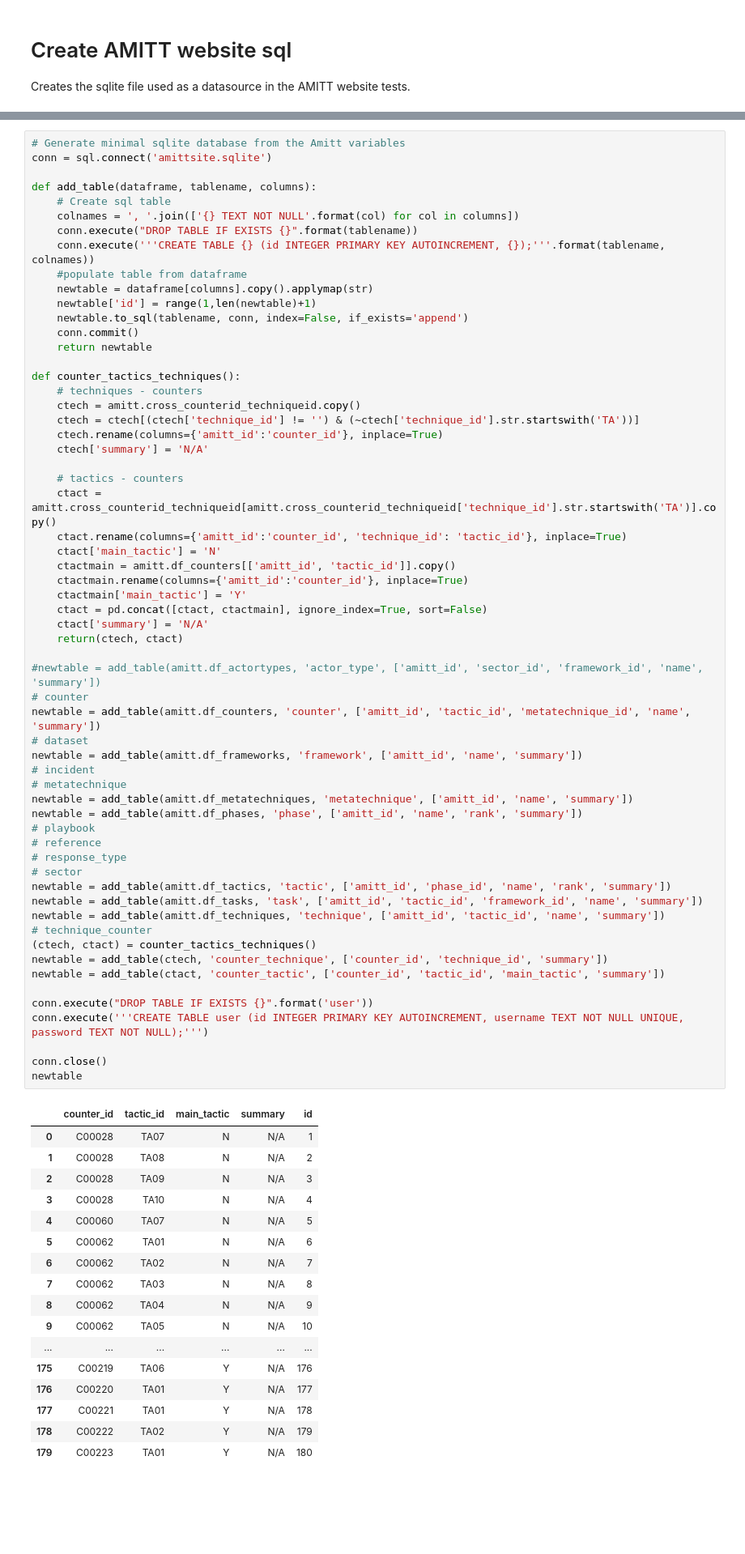
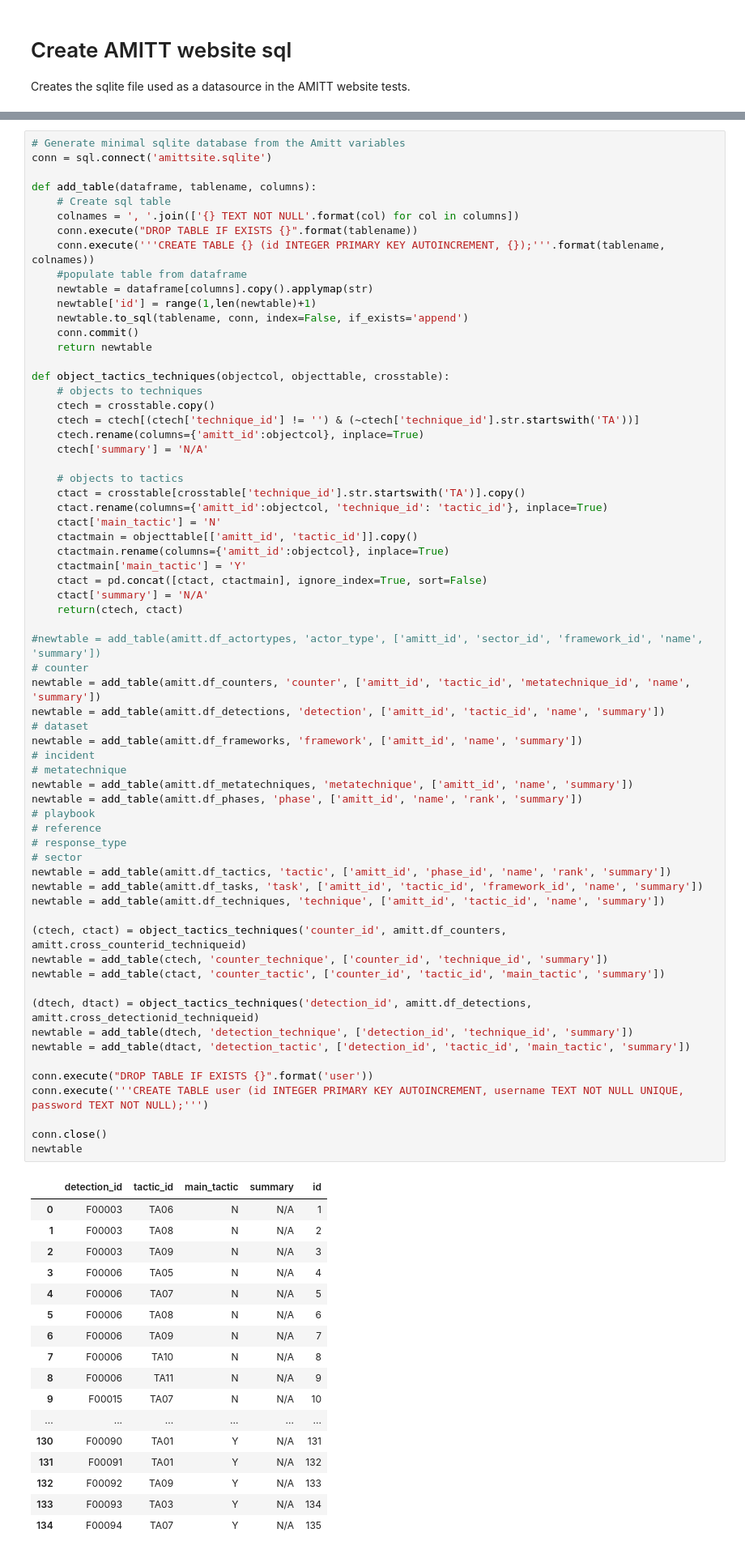
Before and after one commit to cogsec-collaborative/AMITT, a Jupyter notebook: HTML_GENERATING_CODE/AMITT_create_website_sql.ipynb, the cells around one changed output, grey strips where cells are left out. Shown: that part at 81% size. Saved outputs shown, nothing was run; the diff lists cells and outputs as text; blank space fills up the shorter version.

Commit message:
added detections to sqlite file

```diff
--- a/HTML_GENERATING_CODE/AMITT_create_website_sql.ipynb
+++ b/HTML_GENERATING_CODE/AMITT_create_website_sql.ipynb
@@ -52,65 +72,70 @@ def add_table(dataframe, tablename, columns):
     conn.commit()
     return newtable
 
-def counter_tactics_techniques():
-    # techniques - counters
-    ctech = amitt.cross_counterid_techniqueid.copy()
+def object_tactics_techniques(objectcol, objecttable, crosstable):
+    # objects to techniques
+    ctech = crosstable.copy()
     ctech = ctech[(ctech['technique_id'] != '') & (~ctech['technique_id'].str.startswith('TA'))]
-    ctech.rename(columns={'amitt_id':'counter_id'}, inplace=True)
+    ctech.rename(columns={'amitt_id':objectcol}, inplace=True)
     ctech['summary'] = 'N/A'
 
-    # tactics - counters
-    ctact = amitt.cross_counterid_techniqueid[amitt.cross_counterid_techniqueid['technique_id'].str.startswith('TA')].copy()
-    ctact.rename(columns={'amitt_id':'counter_id', 'technique_id': 'tactic_id'}, inplace=True)
+    # objects to tactics
+    ctact = crosstable[crosstable['technique_id'].str.startswith('TA')].copy()
+    ctact.rename(columns={'amitt_id':objectcol, 'technique_id': 'tactic_id'}, inplace=True)
     ctact['main_tactic'] = 'N'
-    ctactmain = amitt.df_counters[['amitt_id', 'tactic_id']].copy()
-    ctactmain.rename(columns={'amitt_id':'counter_id'}, inplace=True)
+    ctactmain = objecttable[['amitt_id', 'tactic_id']].copy()
+    ctactmain.rename(columns={'amitt_id':objectcol}, inplace=True)
     ctactmain['main_tactic'] = 'Y'
     ctact = pd.concat([ctact, ctactmain], ignore_index=True, sort=False)
     ctact['summary'] = 'N/A'
     return(ctech, ctact)
 
 #newtable = add_table(amitt.df_actortypes, 'actor_type', ['amitt_id', 'sector_id', 'framework_id', 'name', 'summary'])
 # counter
 newtable = add_table(amitt.df_counters, 'counter', ['amitt_id', 'tactic_id', 'metatechnique_id', 'name', 'summary'])
+newtable = add_table(amitt.df_detections, 'detection', ['amitt_id', 'tactic_id', 'name', 'summary'])
 # dataset
 newtable = add_table(amitt.df_frameworks, 'framework', ['amitt_id', 'name', 'summary'])
 # incident
 # metatechnique
 newtable = add_table(amitt.df_metatechniques, 'metatechnique', ['amitt_id', 'name', 'summary'])
 newtable = add_table(amitt.df_phases, 'phase', ['amitt_id', 'name', 'rank', 'summary'])
 # playbook
 # reference
 # response_type
 # sector
 newtable = add_table(amitt.df_tactics, 'tactic', ['amitt_id', 'phase_id', 'name', 'rank', 'summary'])
 newtable = add_table(amitt.df_tasks, 'task', ['amitt_id', 'tactic_id', 'framework_id', 'name', 'summary'])
 newtable = add_table(amitt.df_techniques, 'technique', ['amitt_id', 'tactic_id', 'name', 'summary'])
-# technique_counter
-(ctech, ctact) = counter_tactics_techniques()
+
+(ctech, ctact) = object_tactics_techniques('counter_id', amitt.df_counters, amitt.cross_counterid_techniqueid)
 newtable = add_table(ctech, 'counter_technique', ['counter_id', 'technique_id', 'summary'])
 newtable = add_table(ctact, 'counter_tactic', ['counter_id', 'tactic_id', 'main_tactic', 'summary'])
+
+(dtech, dtact) = object_tactics_techniques('detection_id', amitt.df_detections, amitt.cross_detectionid_techniqueid)
+newtable = add_table(dtech, 'detection_technique', ['detection_id', 'technique_id', 'summary'])
+newtable = add_table(dtact, 'detection_tactic', ['detection_id', 'tactic_id', 'main_tactic', 'summary'])
 
 conn.execute("DROP TABLE IF EXISTS {}".format('user'))
 conn.execute('''CREATE TABLE user (id INTEGER PRIMARY KEY AUTOINCREMENT, username TEXT NOT NULL UNIQUE, password TEXT NOT NULL);''')
 
 conn.close()
 newtable
 # %% [output]
-|  | counter_id | tactic_id | main_tactic | summary | id |
-| 0 | C00028 | TA07 | N | N/A | 1 |
-| 1 | C00028 | TA08 | N | N/A | 2 |
-| 2 | C00028 | TA09 | N | N/A | 3 |
-| 3 | C00028 | TA10 | N | N/A | 4 |
-| 4 | C00060 | TA07 | N | N/A | 5 |
-| 5 | C00062 | TA01 | N | N/A | 6 |
-| 6 | C00062 | TA02 | N | N/A | 7 |
-| 7 | C00062 | TA03 | N | N/A | 8 |
-| 8 | C00062 | TA04 | N | N/A | 9 |
-| 9 | C00062 | TA05 | N | N/A | 10 |
+|  | detection_id | tactic_id | main_tactic | summary | id |
+| 0 | F00003 | TA06 | N | N/A | 1 |
+| 1 | F00003 | TA08 | N | N/A | 2 |
+| 2 | F00003 | TA09 | N | N/A | 3 |
+| 3 | F00006 | TA05 | N | N/A | 4 |
+| 4 | F00006 | TA07 | N | N/A | 5 |
+| 5 | F00006 | TA08 | N | N/A | 6 |
+| 6 | F00006 | TA09 | N | N/A | 7 |
+| 7 | F00006 | TA10 | N | N/A | 8 |
+| 8 | F00006 | TA11 | N | N/A | 9 |
+| 9 | F00015 | TA07 | N | N/A | 10 |
 | ... | ... | ... | ... | ... | ... |
-| 175 | C00219 | TA06 | Y | N/A | 176 |
-| 176 | C00220 | TA01 | Y | N/A | 177 |
-| 177 | C00221 | TA01 | Y | N/A | 178 |
-| 178 | C00222 | TA02 | Y | N/A | 179 |
-| 179 | C00223 | TA01 | Y | N/A | 180 |
+| 130 | F00090 | TA01 | Y | N/A | 131 |
+| 131 | F00091 | TA01 | Y | N/A | 132 |
+| 132 | F00092 | TA09 | Y | N/A | 133 |
+| 133 | F00093 | TA03 | Y | N/A | 134 |
+| 134 | F00094 | TA07 | Y | N/A | 135 |
```
Also changed, not shown: parts of 5 cells of this notebook, 4 other files.
